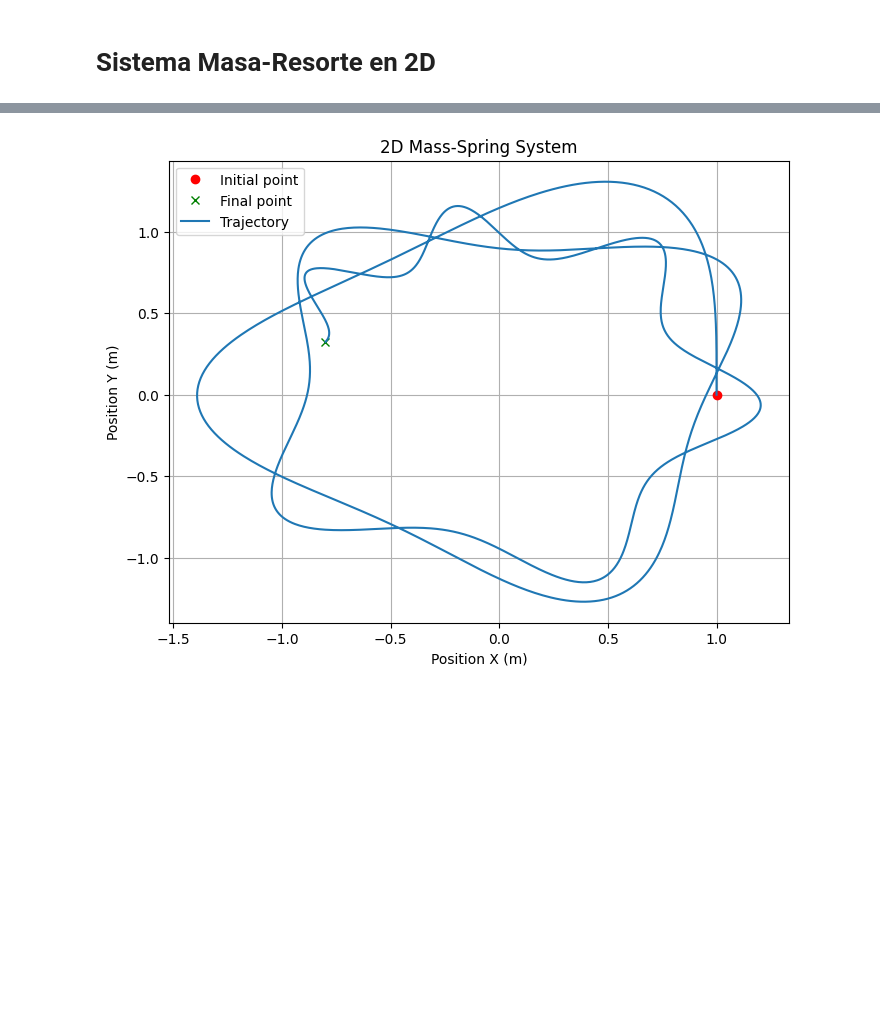
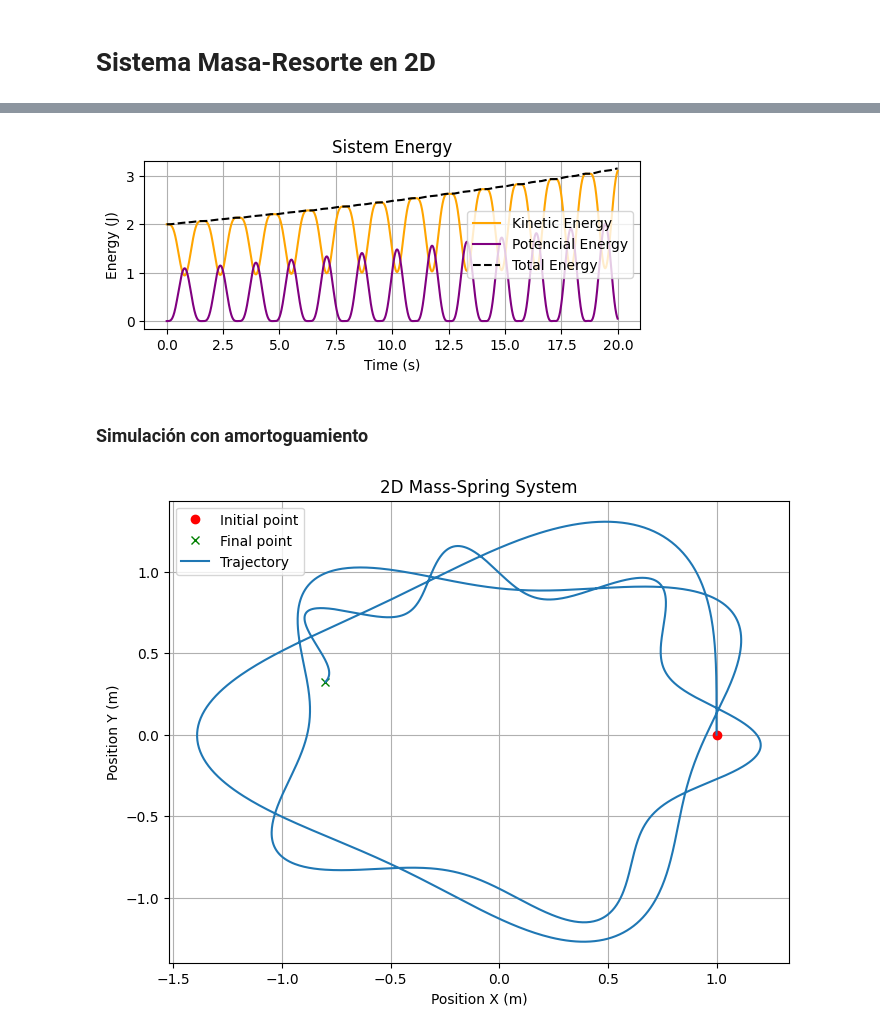
Before and after one commit to isaultirado77/2D-Spring-Mass-System, a Jupyter notebook: mass_spring_simulation.ipynb, the cells around one changed output, grey strips where cells are left out. Cells and saved outputs as stored; diff of their text form; code cells hidden in the pictures; blank space fills up the shorter version.

```diff
--- a/mass_spring_simulation.ipynb
+++ b/mass_spring_simulation.ipynb
@@ -88,0 +204,6 @@ def plot_enery_time(t, kin, pot, tot):
+# %%
+plot_enery_time(time, E_kin, E_pot, E_total)
+# %% [output]
+[figure, added]
+# %% [markdown]
+### Simulación con amortoguamiento
```
Also changed, not shown: parts of 15 cells of this notebook, 3 other files.
